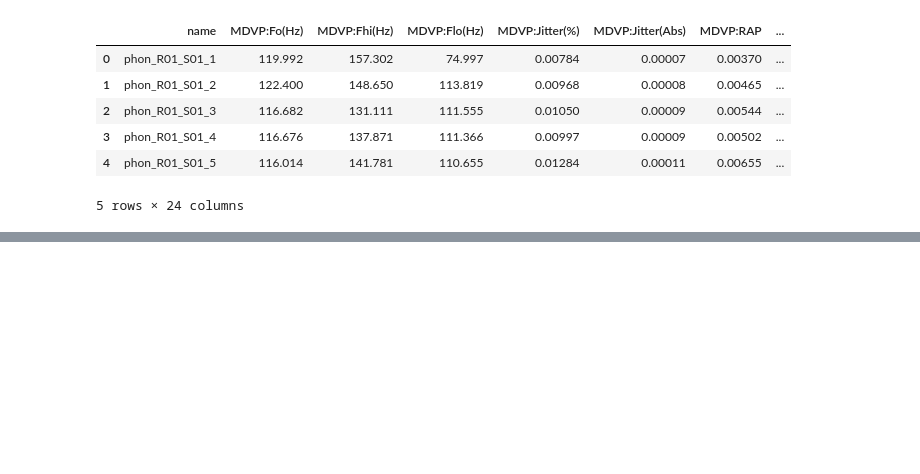
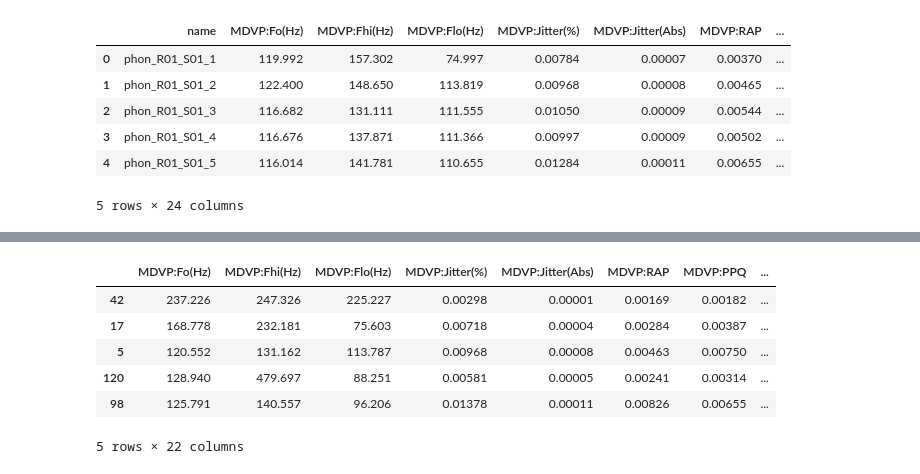
Before and after one commit to akshwin/Parkinson-s_Disease_Prediction, a Jupyter notebook: Parkinson_Prediction.ipynb, the cells around one changed output, grey strips where cells are left out. Saved outputs shown, nothing was run; the diff lists cells and outputs as text; code cells hidden in the pictures; blank space fills up the shorter version.

```diff
--- a/Parkinson_Prediction.ipynb
+++ b/Parkinson_Prediction.ipynb
@@ -19,0 +118,5 @@ data.head()
+# %%
+x = data.drop(['status','name'],axis = 1)
+y = data['status']
+# %%
+x_train,x_test,y_train,y_test = train_test_split(x,y,test_size=0.3,random_state=1)
@@ -19,0 +125,10 @@ data.head()
+# %%
+x_train.head()
+# %% [output]
+|  | MDVP:Fo(Hz) | MDVP:Fhi(Hz) | MDVP:Flo(Hz) | MDVP:Jitter(%) | MDVP:Jitter(Abs) | MDVP:RAP | MDVP:PPQ | ... |
+| 42 | 237.226 | 247.326 | 225.227 | 0.00298 | 0.00001 | 0.00169 | 0.00182 | ... |
+| 17 | 168.778 | 232.181 | 75.603 | 0.00718 | 0.00004 | 0.00284 | 0.00387 | ... |
+| 5 | 120.552 | 131.162 | 113.787 | 0.00968 | 0.00008 | 0.00463 | 0.00750 | ... |
+| 120 | 128.940 | 479.697 | 88.251 | 0.00581 | 0.00005 | 0.00241 | 0.00314 | ... |
+| 98 | 125.791 | 140.557 | 96.206 | 0.01378 | 0.00011 | 0.00826 | 0.00655 | ... |
+5 rows × 22 columns
```
Also changed, not shown: parts of 39 cells of this notebook.
